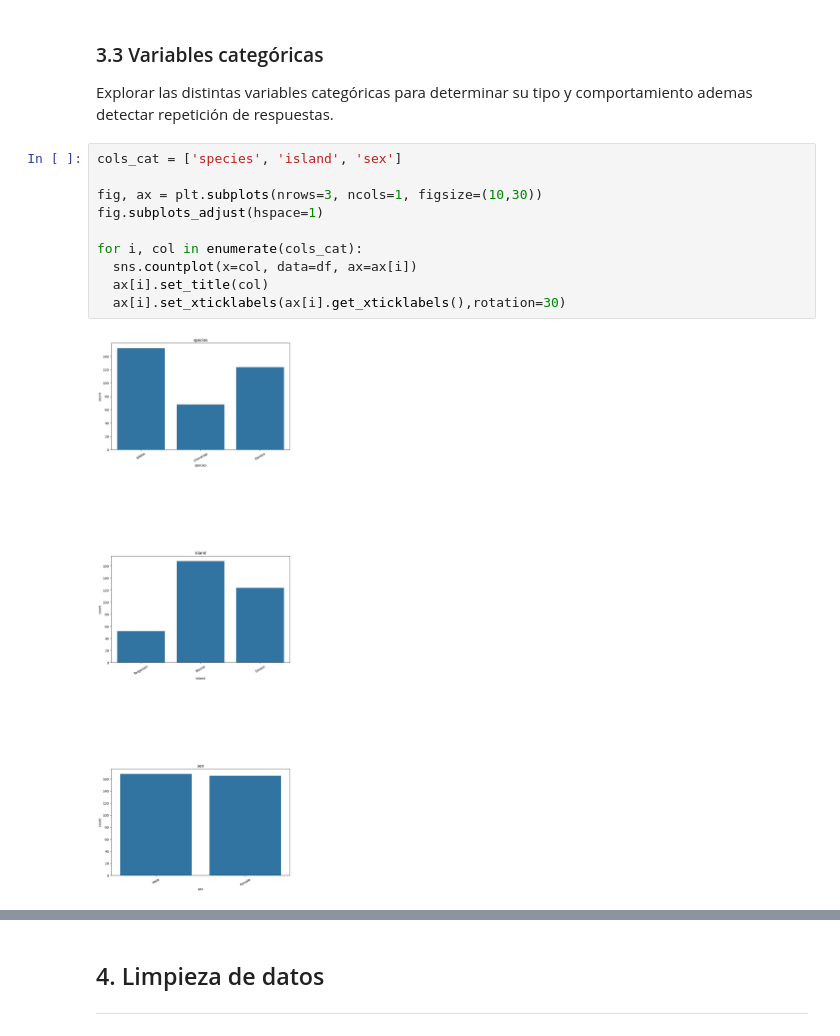
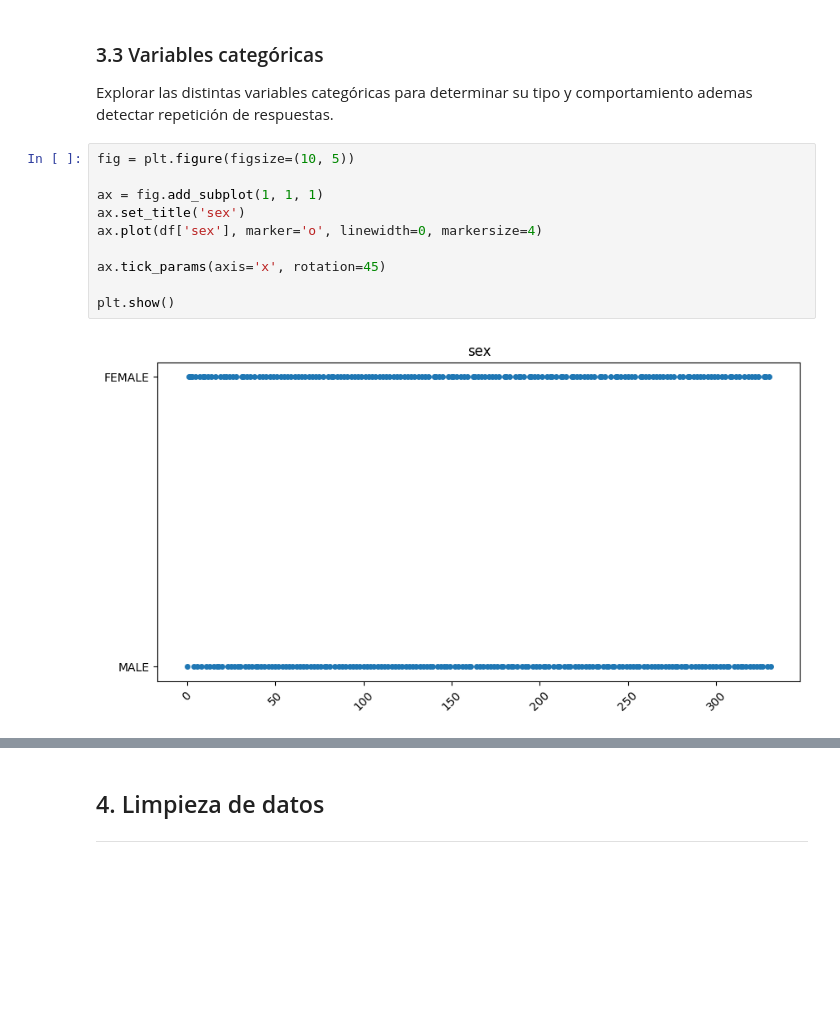
Before and after one commit to GustavoGtz/reconocimiento_patrones, a Jupyter notebook: cluster_pinguinos/cluster_pen.ipynb, the cells around one changed output, grey strips where cells are left out. Drawn from its saved outputs; the diff is of its cells as text; blank space fills up the shorter version.

```diff
--- a/cluster_pinguinos/cluster_pen.ipynb
+++ b/cluster_pinguinos/cluster_pen.ipynb
@@ -112,18 +111,18 @@ for i, col in enumerate(numeric_vars):
 # %% [markdown]
 ### 3.3 Variables categóricas
 Explorar las distintas variables categóricas para determinar su tipo y comportamiento ademas detectar repetición de respuestas.
-# %%
-cols_cat = ['species', 'island', 'sex']
-
-fig, ax = plt.subplots(nrows=3, ncols=1, figsize=(10,30))
-fig.subplots_adjust(hspace=1)
-
-for i, col in enumerate(cols_cat):
-  sns.countplot(x=col, data=df, ax=ax[i])
-  ax[i].set_title(col)
-  ax[i].set_xticklabels(ax[i].get_xticklabels(),rotation=30)
-# %% [output]
-[figure, removed]
+# %%
+fig = plt.figure(figsize=(10, 5))
+
+ax = fig.add_subplot(1, 1, 1)
+ax.set_title('sex')
+ax.plot(df['sex'], marker='o', linewidth=0, markersize=4)
+
+ax.tick_params(axis='x', rotation=45)
+
+plt.show()
+# %% [output]
+[figure, added]
 # %% [markdown]
 ### 3.5 Resumen
 *Durante el análisis exploratorio de datos se encontraron los siguientes puntos a tomar en cuenta:*
```
Also changed, not shown: parts of 30 cells of this notebook, 1 other file.
